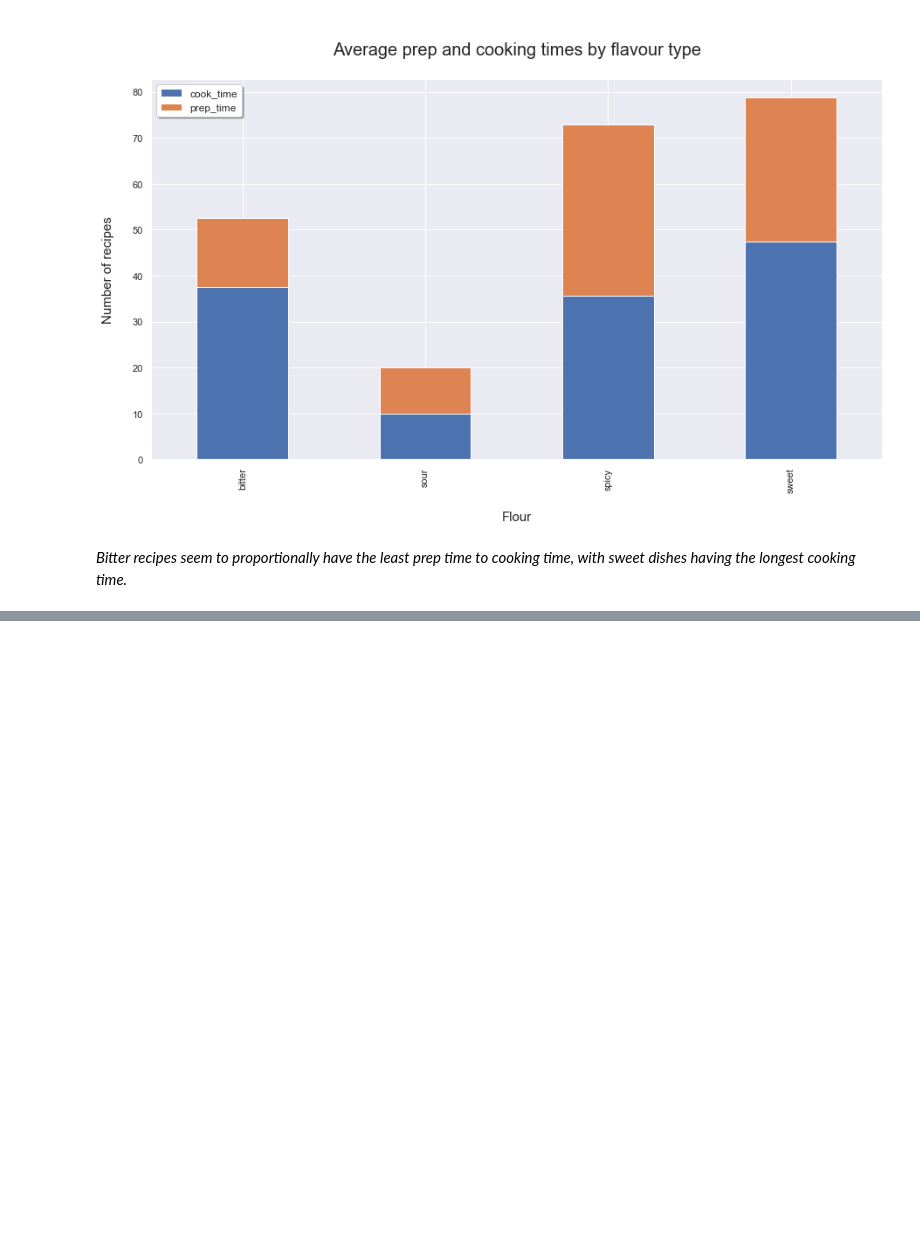
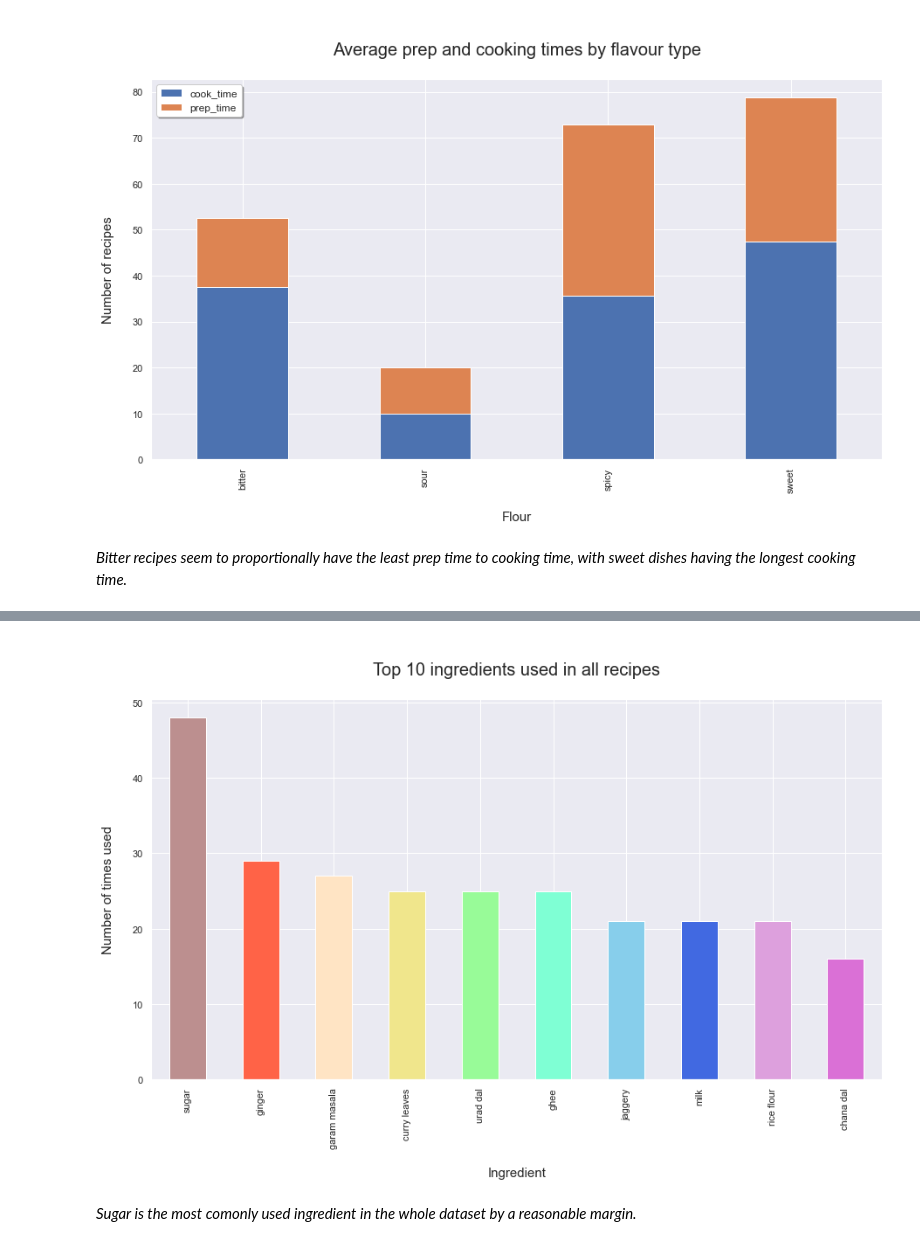
Before and after one commit to NickCunnington/Indian_food_project, a Jupyter notebook: indian_food.ipynb, the cells around one changed output, grey strips where cells are left out. Cells and saved outputs as stored; diff of their text form; code cells hidden in the pictures; blank space fills up the shorter version.

```diff
--- a/indian_food.ipynb
+++ b/indian_food.ipynb
@@ -377,0 +482,13 @@ plt.show()
+# %%
+
+# getting another list of ingredients, but appending each one by one so I will be able to count total number and not unique
+
+ingredients = []
+for a in food.ingredients.str.lower().values.tolist():
+    for b in a.split(','):
+        ingredients.append(b.strip())
+# %%
+
+# ingredient count
+ingredients_top10 = pd.value_counts(ingredients)[:10]
+ingredients_top10
@@ -377,0 +507,11 @@ plt.show()
+# %%
+ingredients_top10.plot(kind = 'bar', color = ['rosybrown', 'tomato', 'bisque', 'khaki', 'palegreen', \
+                                            'aquamarine', 'skyblue', 'royalblue', 'plum', 'orchid'])
+plt.title('\nTop 10 ingredients used in all recipes\n', size = 20)
+plt.xlabel('\nIngredient', fontsize = 15)
+plt.ylabel('Number of times used\n', size = 15)
+plt.show()
+# %% [output]
+[figure, added]
+# %% [markdown]
+*Sugar is the most comonly used ingredient in the whole dataset by a reasonable margin.*
```
Also changed, not shown: parts of 28 cells of this notebook.
